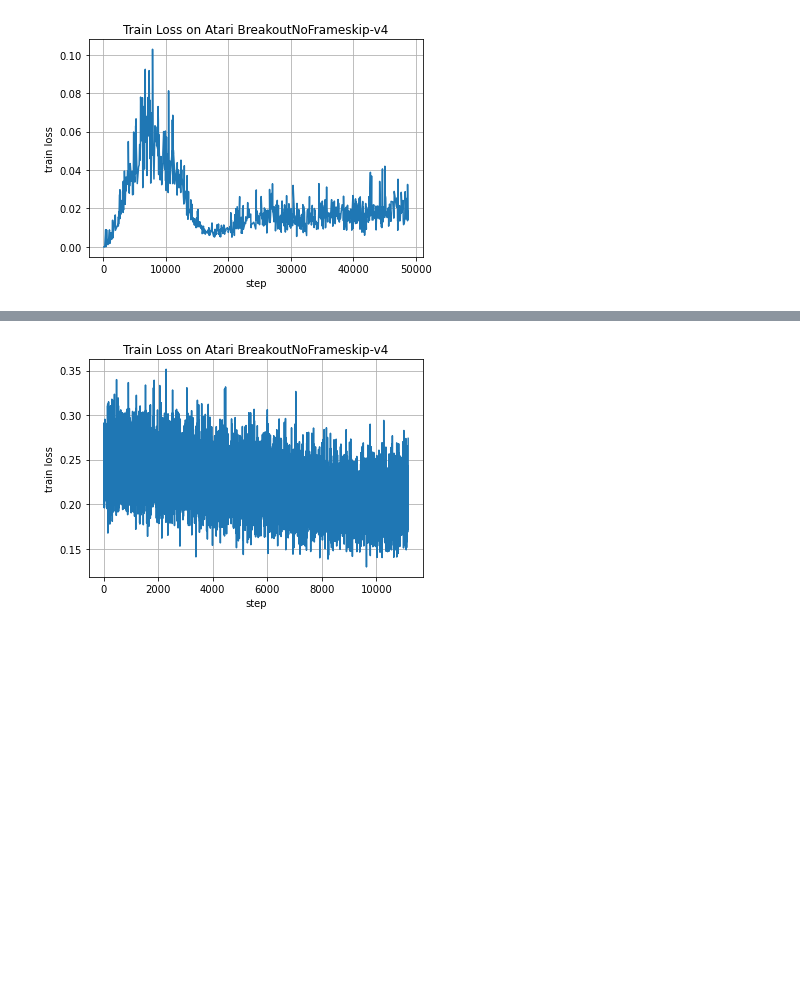
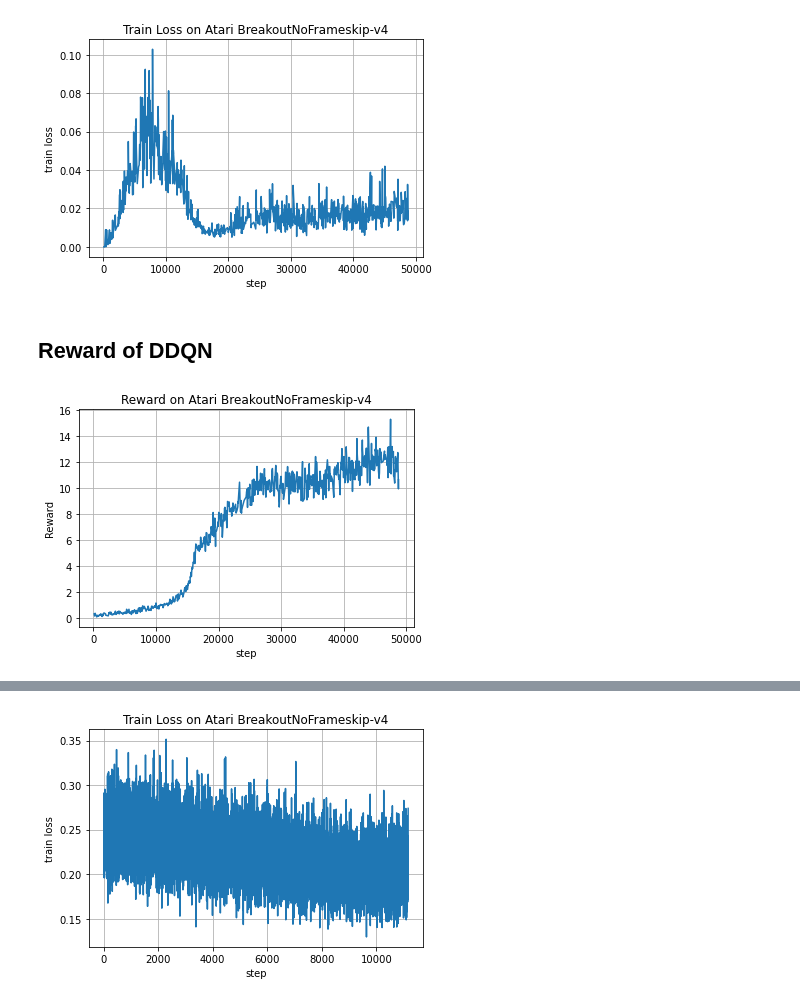
Before and after one commit to LNdoremi/CS5446-Project, a Jupyter notebook: cs5446.ipynb, the cells around one changed output, grey strips where cells are left out. Saved outputs shown, nothing was run; the diff lists cells and outputs as text; code cells hidden in the pictures; blank space fills up the shorter version.

```diff
--- a/cs5446.ipynb
+++ b/cs5446.ipynb
@@ -5,3 +8,5 @@ import numpy as np
 # %%
 ddq_test_score = pd.read_csv('./ddq_results/run-20220402_153741_BreakoutNoFrameskip-v4_summary-tag-Test score.csv')
 ddq_loss = pd.read_csv('./ddq_results/run-20220402_153741_BreakoutNoFrameskip-v4_summary-tag-Loss.csv')
+ddq_q = pd.read_csv('./ddq_results/run-20220402_153741_BreakoutNoFrameskip-v4_summary-tag-Average Q.csv')
+ddq_reward = pd.read_csv('./ddq_results/run-20220402_153741_BreakoutNoFrameskip-v4_summary-tag-Latest 100 avg reward (clipped).csv')
@@ -37,3 +46,21 @@ fig.savefig("test.png")
 plt.show()
 # %% [output]
 [figure]
+# %% [markdown]
+## Reward of DDQN
+# %%
+# Data for plotting
+t = ddq_reward.Step
+s = ddq_reward.Value
+
+fig, ax = plt.subplots()
+ax.plot(t, s)
+
+ax.set(xlabel='step', ylabel='Reward',
+       title='Reward on Atari BreakoutNoFrameskip-v4')
+ax.grid()
+
+fig.savefig("test.png")
+plt.show()
+# %% [output]
+[figure, added]
```
Also changed, not shown: parts of 6 cells of this notebook, 1 other file.
